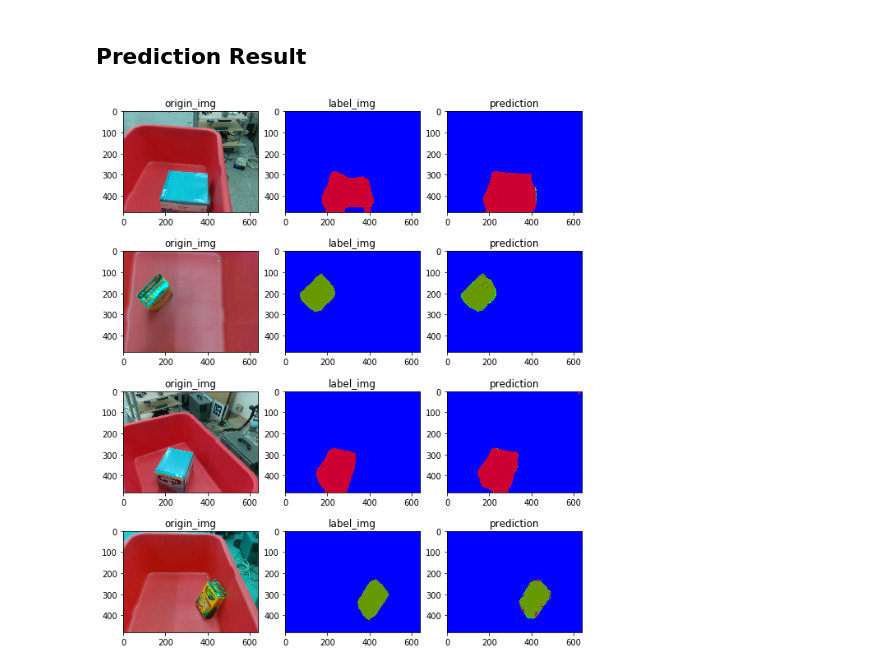
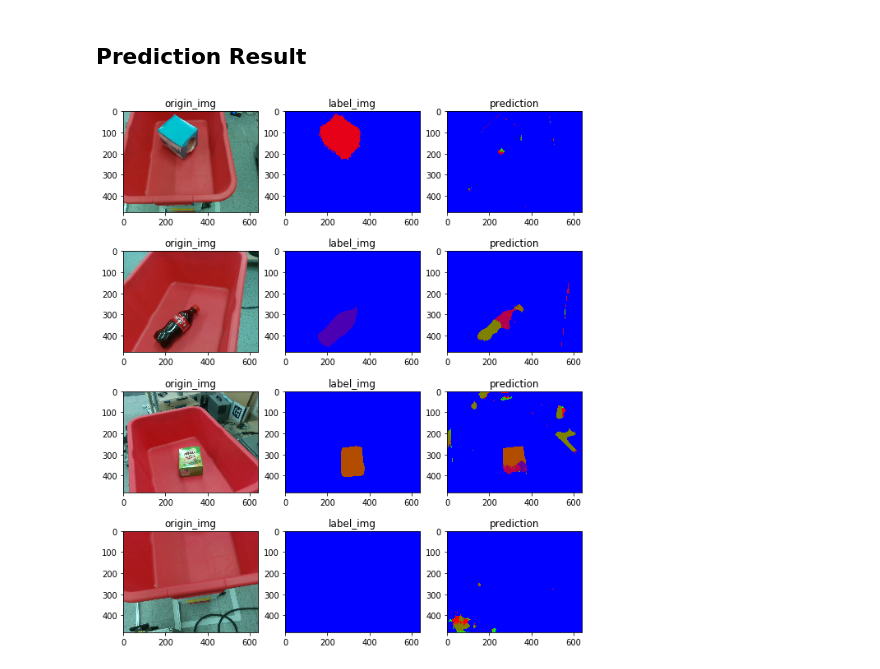
Before and after one commit to championway/gan_rv, a Jupyter notebook: catkin_ws/src/jupyter/sis_fcn_products_20.ipynb, the cells around one changed output. Saved outputs shown, nothing was run; the diff lists cells and outputs as text; code cells hidden in the pictures.

```diff
--- a/catkin_ws/src/jupyter/sis_fcn_products_20.ipynb
+++ b/catkin_ws/src/jupyter/sis_fcn_products_20.ipynb
@@ -130,8 +130,8 @@ momentum   = 0
 w_decay    = 1e-5
 step_size  = 5
 gamma      = 0.5
-model_use  = "box_gan" # "unity" "histogram" "box_gan"
-save_name = "box_gan_all"
+model_use  = "box_gan_LAMDAID_1" # "unity" "histogram" "box_gan"
+save_name = "box_gan_LAMDAID_1"
 n_class = 21
 # %% [markdown]
 ## Define path, directory trainning environment
@@ -142,6 +142,9 @@ if not os.path.exists(data_dir):
     print("Data not found!")
 val_dir  = os.path.join("/media/arg_ws3/5E703E3A703E18EB/data/mm_FCN/real")
 if not os.path.exists(val_dir):
+    print("Validation Data not found!")
+test_dir  = os.path.join("/media/arg_ws3/5E703E3A703E18EB/data/mm_FCN/", model_use)
+if not os.path.exists(test_dir):
     print("Validation Data not found!")
 # create dir for model
 model_dir = os.path.join("/media/arg_ws3/5E703E3A703E18EB/research/mm_fcn/models", save_name)
@@ -211,6 +214,9 @@ class product_dataset(Dataset):
             img        = cv2.imread(os.path.join(data_dir, img_name),cv2.IMREAD_UNCHANGED)
             label      = cv2.imread(os.path.join(data_dir, label_name), cv2.IMREAD_GRAYSCALE)
             #print(os.path.join(data_dir, img_name))
+        elif self.phase == 'test':
+            img        = cv2.imread(os.path.join(test_dir, img_name),cv2.IMREAD_UNCHANGED)
+            label      = cv2.imread(os.path.join(test_dir, label_name), cv2.IMREAD_GRAYSCALE)
         else:
             img        = cv2.imread(os.path.join(val_dir, img_name),cv2.IMREAD_UNCHANGED)
             label      = cv2.imread(os.path.join(val_dir, label_name), cv2.IMREAD_GRAYSCALE)
@@ -410,13 +421,13 @@ epoch5, iter3810, loss: 0.0002265213697683066
 # %% [markdown]
 ## Prediction Result
 # %%
-def prediction(model_name):
+def prediction(model_name, data_iter):
 
     # load pretrain models
     state_dict = torch.load(os.path.join(model_dir, model_name))
     fcn_model.load_state_dict(state_dict)
 
-    batch = dataiter.next()
+    batch = data_iter.next()
     if use_gpu:
         inputs = Variable(batch['X'].cuda())
     else:
@@ -450,6 +461,6 @@ def prediction(model_name):
 
     plt.show()
 # %%
-prediction("FCNs_products_20_batch10_epoch0_RMSprop_lr0.0001.pkl")
+prediction("FCNs_box_gan_LAMDAID_1_batch12_epoch3_RMSprop_lr0.0001.pkl", dataiter)
 # %% [output]
-[figure, old version]
+[figure, new version]
```
Also changed, not shown: parts of 4 cells of this notebook, 10 other files.
